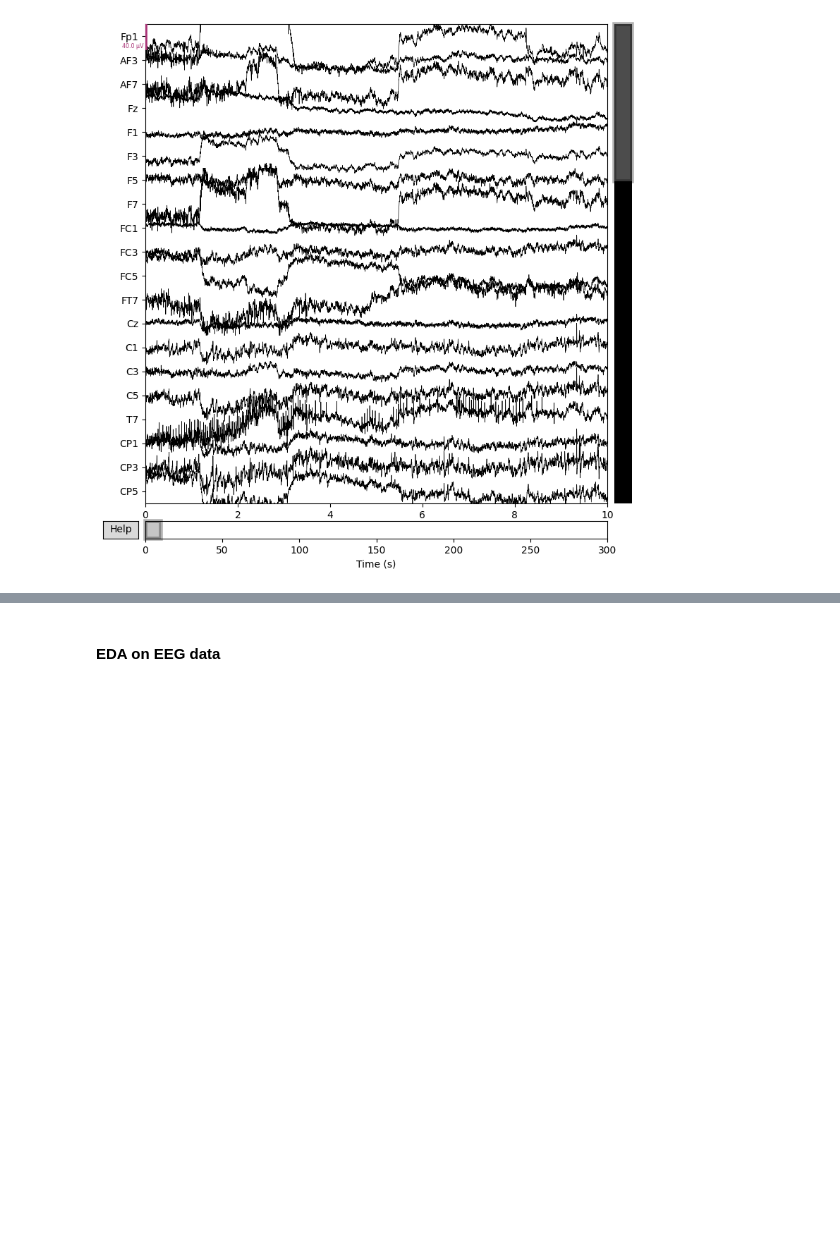
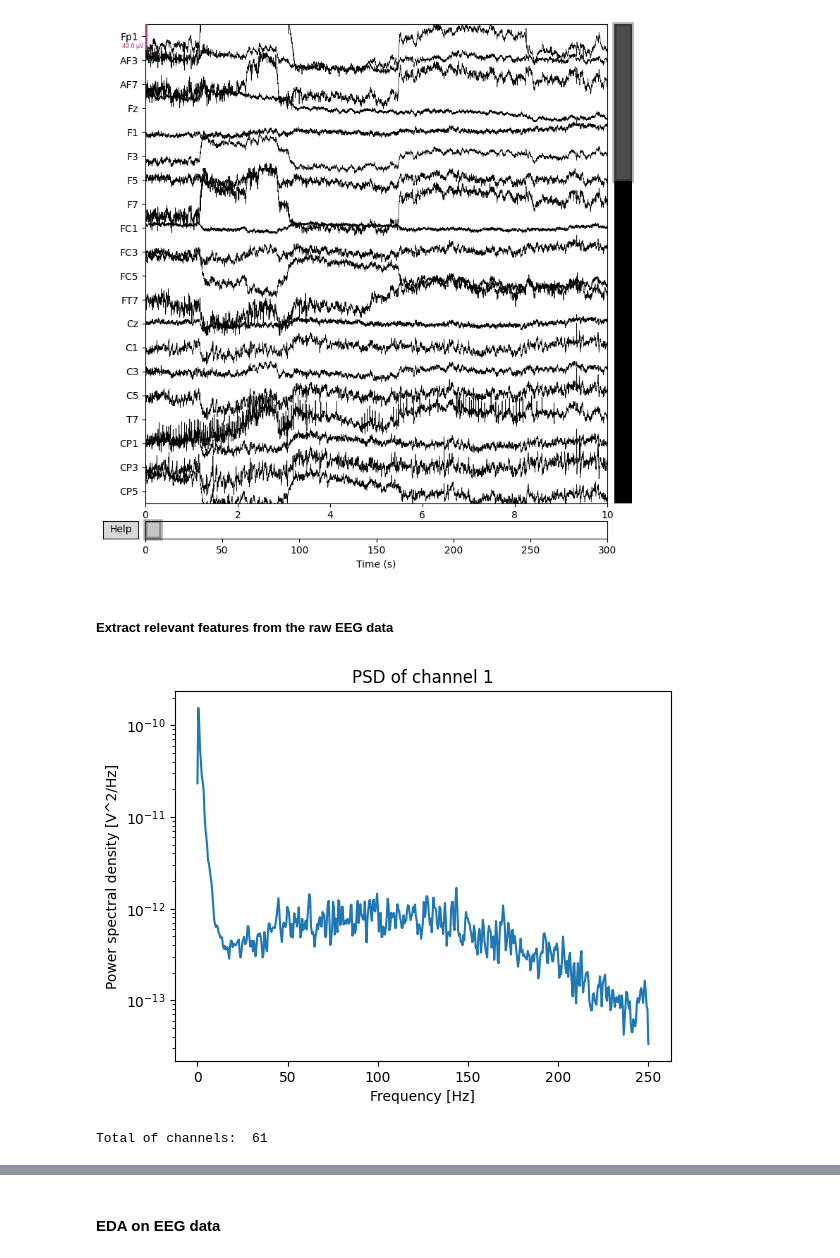
Before and after one commit to yangwestyyy21/sleepdeprivation_COGS138, a Jupyter notebook: sleepdeprivation_COGS138/read_eeg_data.ipynb, the cells around one changed output, grey strips where cells are left out. Saved outputs shown, nothing was run; the diff lists cells and outputs as text; code cells hidden in the pictures; blank space fills up the shorter version.

```diff
--- a/sleepdeprivation_COGS138/read_eeg_data.ipynb
+++ b/sleepdeprivation_COGS138/read_eeg_data.ipynb
@@ -66,3 +51,24 @@ The search_str was "data/sub-14/**/eeg/sub-14_ses-1*events.tsv"
 fig = raw.plot()
 # %% [output]
 [figure]
+# %% [markdown]
+##### Extract relevant features from the raw EEG data
+# %%
+# extract power spectrum density (PSD)
+data, times = raw[:, :]
+sfreq = raw.info['sfreq']
+f, Pxx = scipy.signal.welch(data[0], fs=sfreq, nperseg=1024, noverlap=512)
+# %%
+# one channel
+plt.figure()
+plt.semilogy(f, Pxx)
+plt.title('PSD of channel 1')
+plt.xlabel('Frequency [Hz]')
+plt.ylabel('Power spectral density [V^2/Hz]')
+plt.show()
+# %% [output]
+[figure, added]
+# %%
+print('Total of channels: ', len(raw.info['ch_names']))
+# %% [output]
+Total of channels:  61
```
Also changed, not shown: parts of 7 cells of this notebook.
